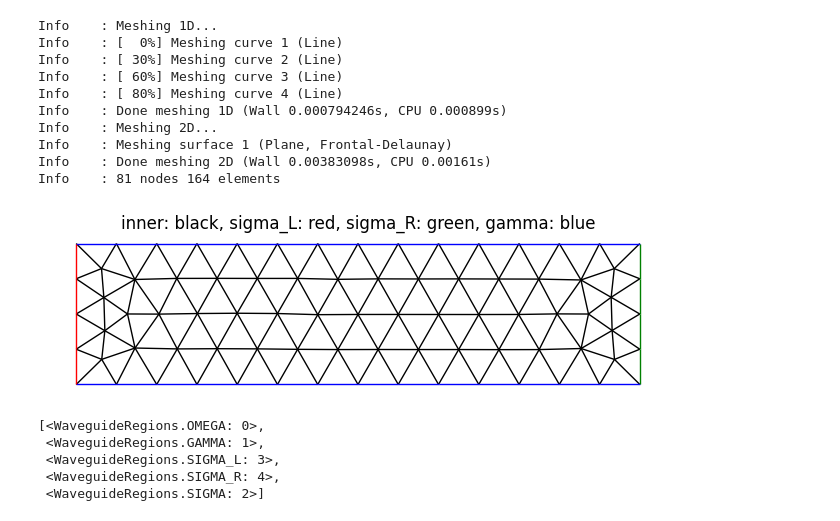
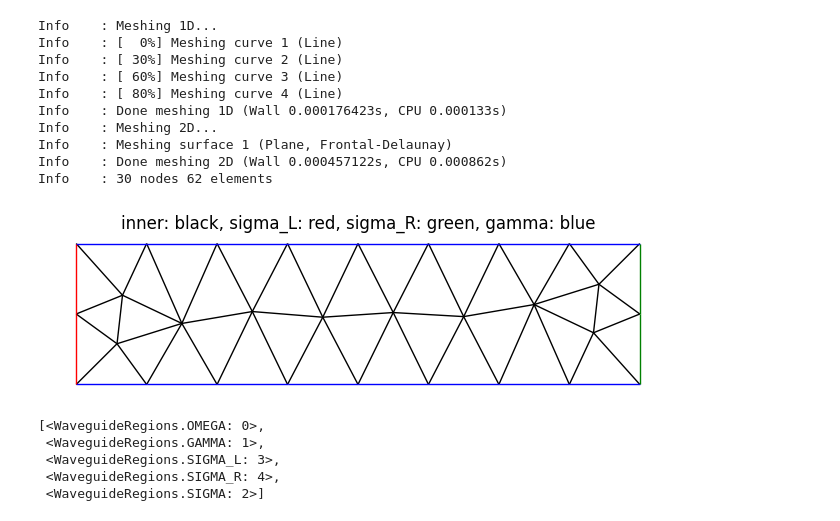
Before and after one commit to MPenaR/Trefftz, a Jupyter notebook: notebooks/playground.ipynb, the cells around one changed output. Saved outputs shown, nothing was run; the diff lists cells and outputs as text; code cells hidden in the pictures.

```diff
--- a/notebooks/playground.ipynb
+++ b/notebooks/playground.ipynb
@@ -7,18 +7,18 @@ from trefftz.dg.fluxes import FluxType
 from problems.waveguide.RHS_types import RSH_type
 # %%
 #waveguide = Waveguide.CreateClean(verbose=True, R=5, lc = 0.1, k=8.)
-waveguide = Clean(verbose=True, R=2, lc = 0.3)
+waveguide = Clean(verbose=True, R=2, lc = 0.5)
 waveguide.plot()
 # %% [output]
 Info    : Meshing 1D...
 Info    : [  0%] Meshing curve 1 (Line)
 Info    : [ 30%] Meshing curve 2 (Line)
 Info    : [ 60%] Meshing curve 3 (Line)
 Info    : [ 80%] Meshing curve 4 (Line)
-Info    : Done meshing 1D (Wall 0.000794246s, CPU 0.000899s)
+Info    : Done meshing 1D (Wall 0.000176423s, CPU 0.000133s)
 Info    : Meshing 2D...
 Info    : Meshing surface 1 (Plane, Frontal-Delaunay)
-Info    : Done meshing 2D (Wall 0.00383098s, CPU 0.00161s)
-Info    : 81 nodes 164 elements
+Info    : Done meshing 2D (Wall 0.000457122s, CPU 0.000862s)
+Info    : 30 nodes 62 elements
-[figure, old version]
+[figure, new version]
 # %%
```
Also changed, not shown: parts of 12 cells of this notebook, 2 other files.
